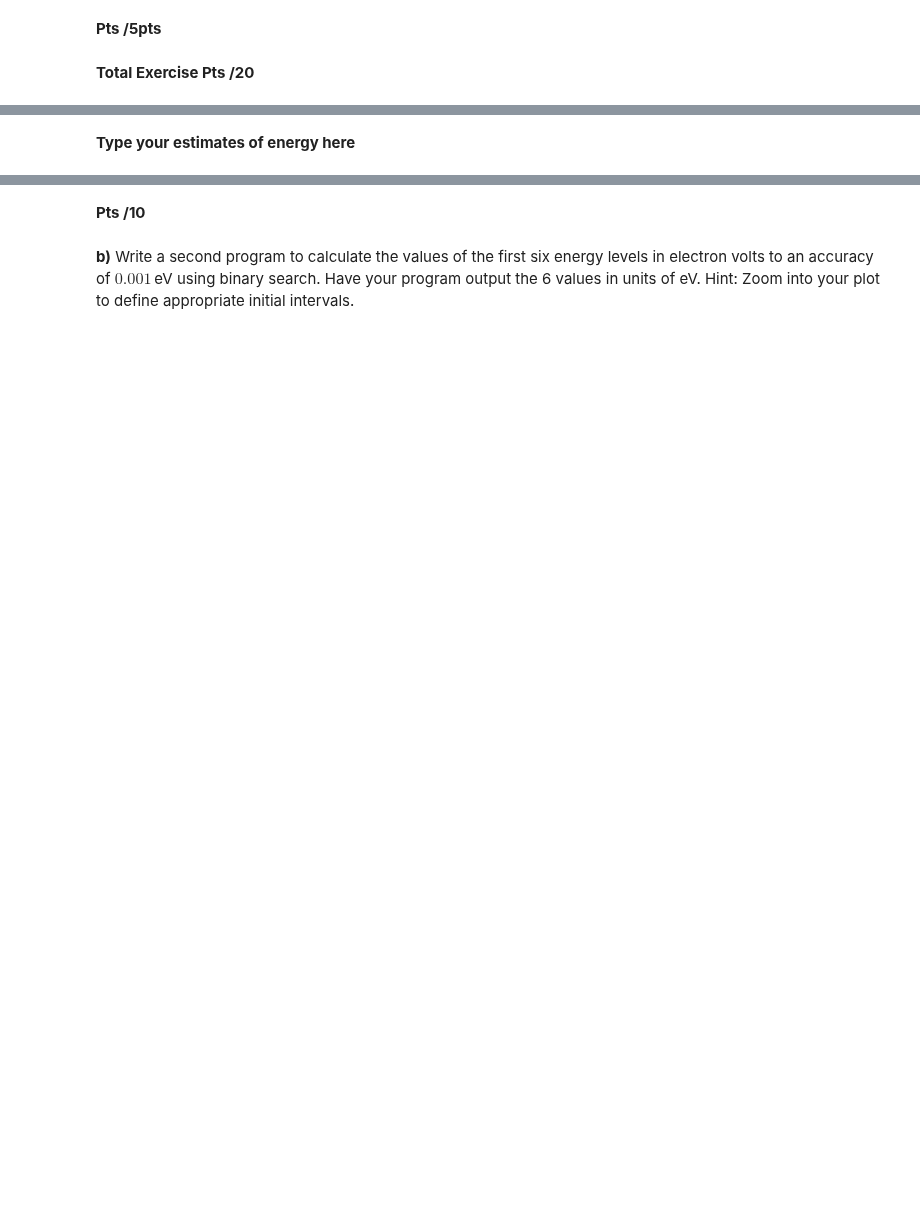
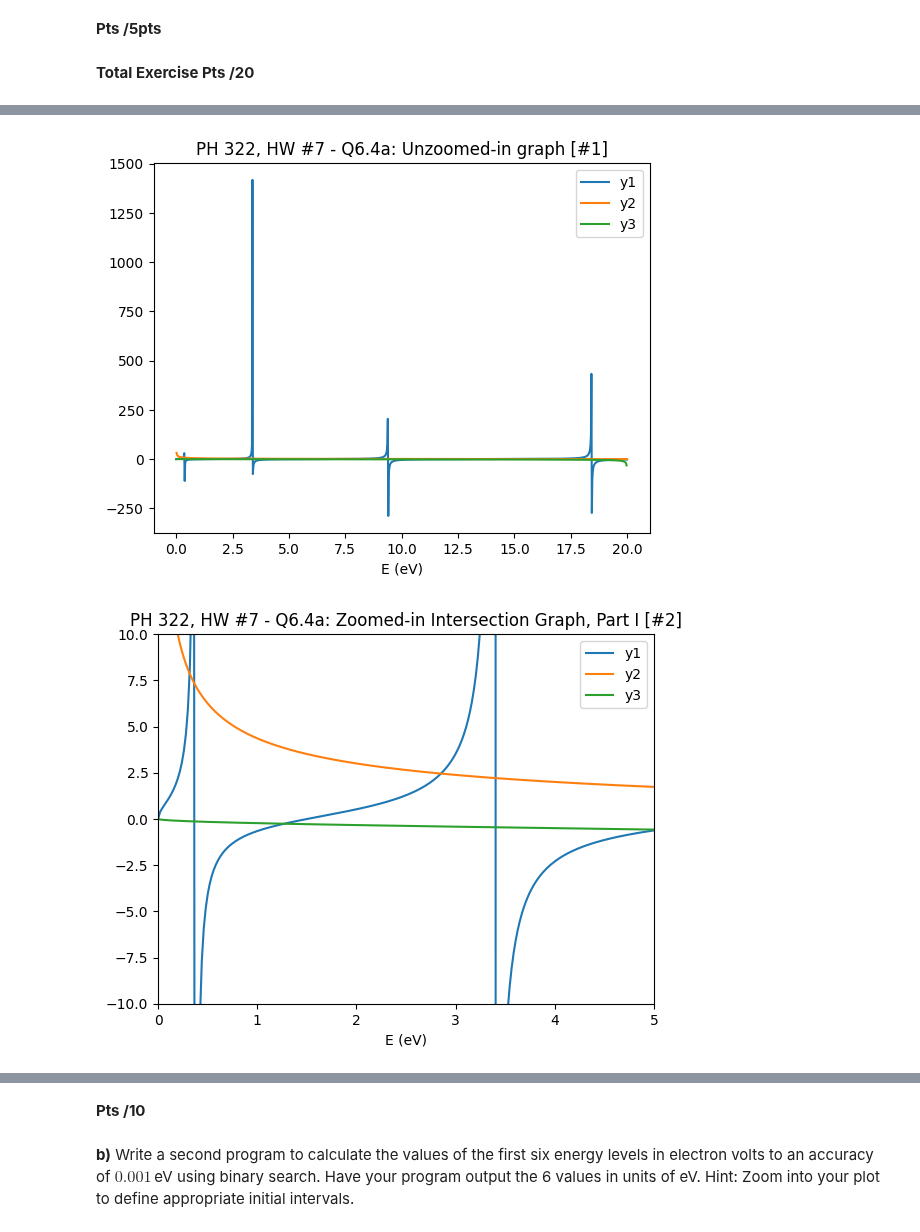
Before and after one commit to DebuggerDan/ph322-computational-physics-sp23, a Jupyter notebook: hw7_notebook_2023.ipynb, the cells around one changed output, grey strips where cells are left out. Cells and saved outputs as stored; diff of their text form; code cells hidden in the pictures; blank space fills up the shorter version.

```diff
--- a/hw7_notebook_2023.ipynb
+++ b/hw7_notebook_2023.ipynb
@@ -108,2 +241,62 @@ energy levels of the particle.  Hint: You will need to zoom into your plot to fi
-# %% [markdown]
-**Type your estimates of energy here**
+# %%
+### PH 322 - HW #7, Q6.14.a.)
+## Credits: ChatGPT for numpy & matplotlib implementation
+
+import numpy as np
+import matplotlib.pyplot as plt
+
+## Constants
+m = 9.1094e-31  # Mass of electron in kg
+hbar = 1.0546e-34  # Planck's constant over 2*pi in J.s
+eV = 1.6022e-19  # Electron volt in J
+V = 20*eV  # Height of well walls
+w = 1e-9  # Width of well in m
+
+## Define functions
+def y1(E):
+    return np.tan(np.sqrt(w**2*m*E/2/hbar**2))
+
+def y2(E):
+    return np.sqrt((V-E)/E)
+
+def y3(E):
+    return -np.sqrt(E/(V-E))
+
+## Plot 1
+E = np.linspace(0, 20*eV, num=1000)
+plt.plot(E/eV, y1(E), label="y1")
+plt.plot(E/eV, y2(E), label="y2")
+plt.plot(E/eV, y3(E), label="y3")
+plt.title('PH 322, HW #7 - Q6.4a: Unzoomed-in graph [#1]')
+# plt.xlim(0, 5)
+# plt.ylim(-10, 10)
+plt.xlabel("E (eV)")
+plt.legend()
+plt.show()
+
+## Plot 2
+E = np.linspace(0, 20*eV, num=1000)
+plt.plot(E/eV, y1(E), label="y1")
+plt.plot(E/eV, y2(E), label="y2")
+plt.plot(E/eV, y3(E), label="y3")
+plt.title('PH 322, HW #7 - Q6.4a: Zoomed-in Intersection Graph, Part I [#2]')
+plt.xlim(0, 5)
+plt.ylim(-10, 10)
+plt.xlabel("E (eV)")
+plt.legend()
+plt.show()
+
+## Plot 2
+E = np.linspace(0, 20*eV, num=1000)
+plt.plot(E/eV, y1(E), label="y1")
+plt.plot(E/eV, y2(E), label="y2")
+plt.plot(E/eV, y3(E), label="y3")
+plt.title('PH 322, HW #7 - Q6.4a: Zoomed-in Intersection Graph, Part II [#3]')
+plt.xlim(5, 20)
+plt.ylim(-10, 10)
+plt.xlabel("E (eV)")
+plt.legend()
+plt.show()
+# %% [output]
+[figure, added]
+[figure, added]
```
Also changed, not shown: parts of 21 cells of this notebook.
